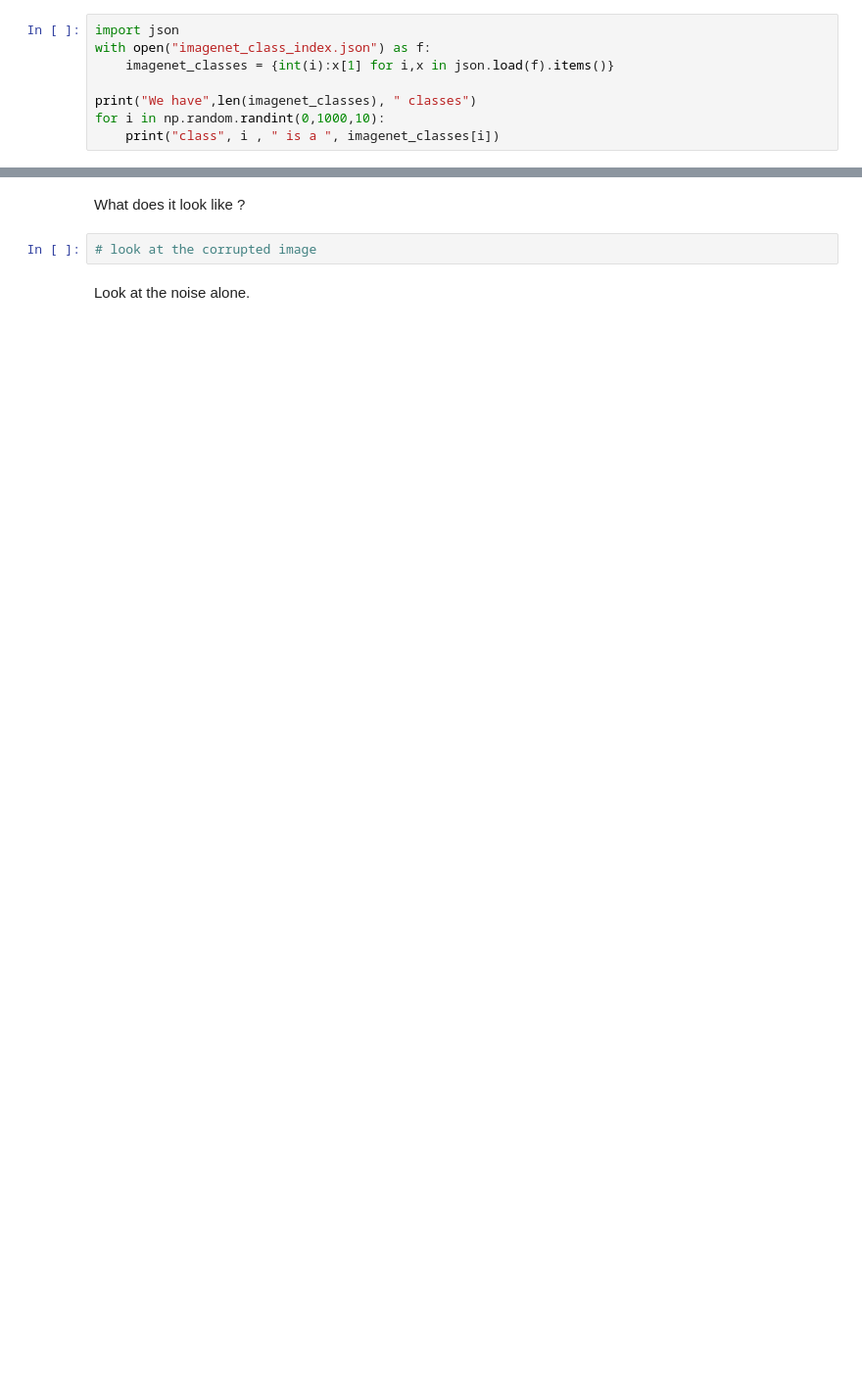
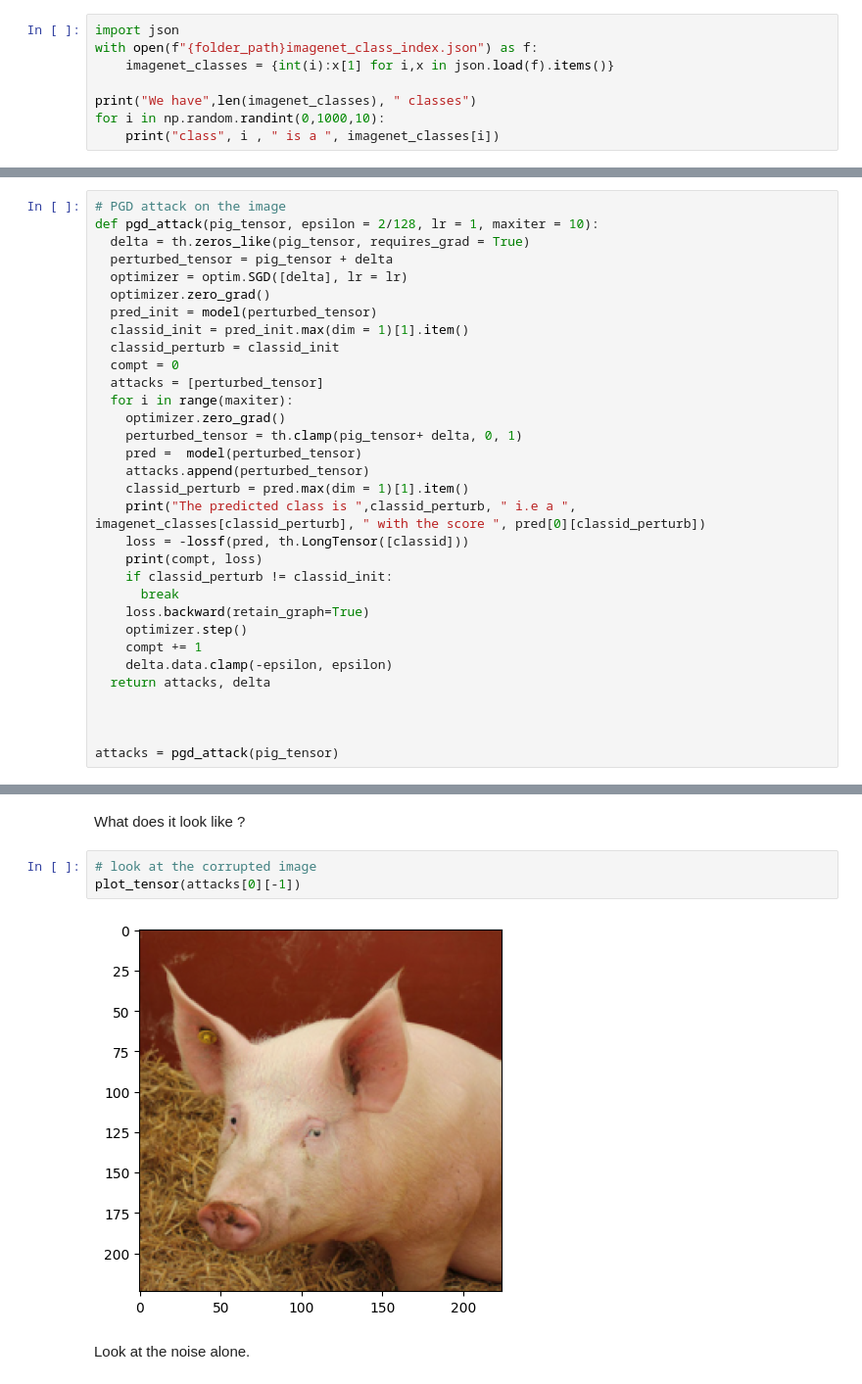
Before and after one commit to constantbourdrez/DL_ESPCI, a Jupyter notebook: ADL_lab_TP1.ipynb, the cells around one changed output, grey strips where cells are left out. Shown at 98% size. Drawn from its saved outputs; the diff is of its cells as text; blank space fills up the shorter version.

Commit message:
ADversarial attacks in evaluation tests

```diff
--- a/ADL_lab_TP1.ipynb
+++ b/ADL_lab_TP1.ipynb
@@ -95,7 +101,7 @@ plot_tensor(pig_tensor)
 ImageNet is a dataset with 1000 classes. To make the link between the id of the class and its associated name, we need to load tha mapping.
 # %%
 import json
-with open("imagenet_class_index.json") as f:
+with open(f"{folder_path}imagenet_class_index.json") as f:
     imagenet_classes = {int(i):x[1] for i,x in json.load(f).items()}
 
 print("We have",len(imagenet_classes), " classes")
@@ -165,0 +184,32 @@ i.e., we allow the perturbation to have magnitude between $[-\epsilon, \epsilon]
+# %%
+# PGD attack on the image
+def pgd_attack(pig_tensor, epsilon = 2/128, lr = 1, maxiter = 10):
+  delta = th.zeros_like(pig_tensor, requires_grad = True)
+  perturbed_tensor = pig_tensor + delta
+  optimizer = optim.SGD([delta], lr = lr)
+  optimizer.zero_grad()
+  pred_init = model(perturbed_tensor)
+  classid_init = pred_init.max(dim = 1)[1].item()
+  classid_perturb = classid_init
+  compt = 0
+  attacks = [perturbed_tensor]
+  for i in range(maxiter):
+    optimizer.zero_grad()
+    perturbed_tensor = th.clamp(pig_tensor+ delta, 0, 1)
+    pred =  model(perturbed_tensor)
+    attacks.append(perturbed_tensor)
+    classid_perturb = pred.max(dim = 1)[1].item()
+    print("The predicted class is ",classid_perturb, " i.e a ", imagenet_classes[classid_perturb], " with the score ", pred[0][classid_perturb])
+    loss = -lossf(pred, th.LongTensor([classid]))
+    print(compt, loss)
+    if classid_perturb != classid_init:
+      break
+    loss.backward(retain_graph=True)
+    optimizer.step()
+    compt += 1
+    delta.data.clamp(-epsilon, epsilon)
+  return attacks, delta
+
+
+
+attacks = pgd_attack(pig_tensor)
@@ -167,6 +226,9 @@ i.e., we allow the perturbation to have magnitude between $[-\epsilon, \epsilon]
 What does it look like ?
 # %%
 # look at the corrupted image
+plot_tensor(attacks[0][-1])
+# %% [output]
+[figure, added]
 # %% [markdown]
 Look at the noise alone.
 # %%
```
Also changed, not shown: parts of 18 cells of this notebook.
